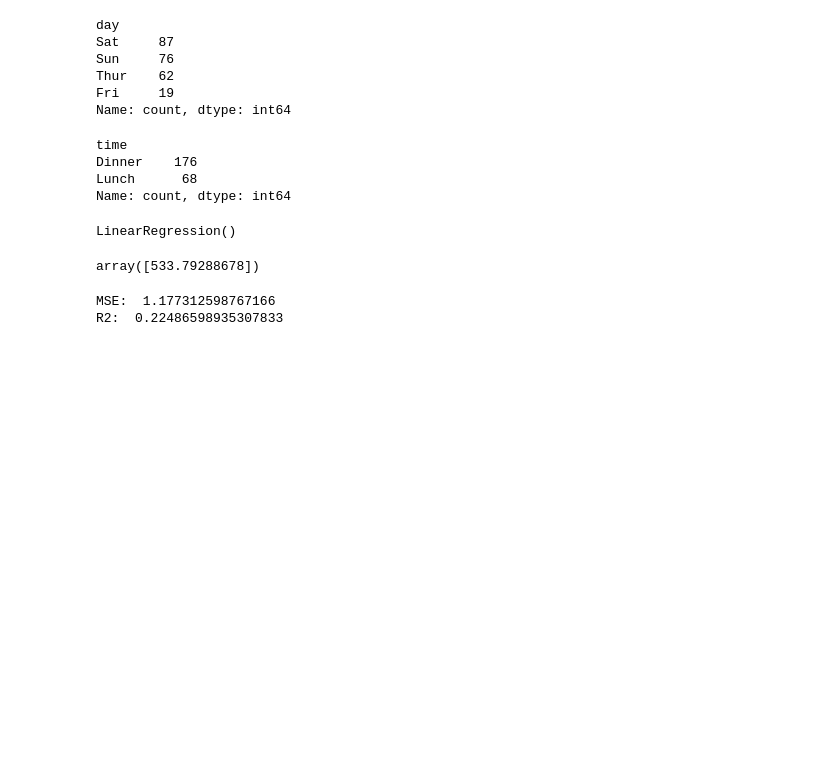
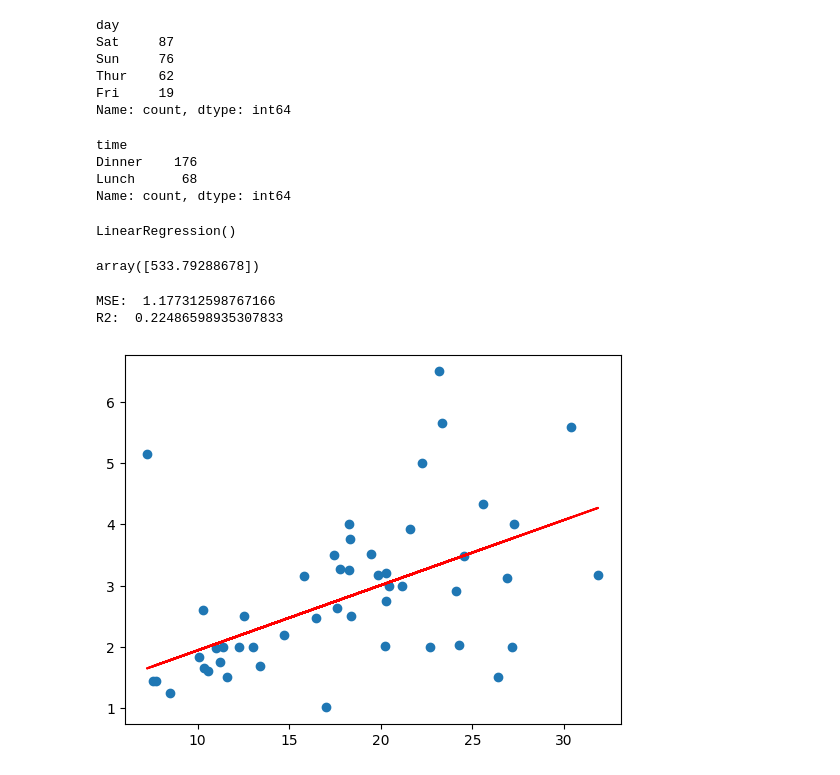
Before and after one commit to KomalBaloch/Machine-Learning, a Jupyter notebook: Machine_Learning_Basic.ipynb, the cells around one changed output. Drawn from its saved outputs; the diff is of its cells as text; code cells hidden in the pictures; blank space fills up the shorter version.

Commit message:
Plots add

```diff
--- a/Machine_Learning_Basic.ipynb
+++ b/Machine_Learning_Basic.ipynb
@@ -181,3 +181,10 @@ import pickle
 filename = 'Machine_Learning_Basic.sav'
 with open(filename, 'wb') as file:
     pickle.dump(model, file)
+# %%
+# plot the model and data
+plt.scatter(X_test, y_test)
+plt.plot(X_test, y_pred, color='red')
+plt.show()
+# %% [output]
+[figure, added]
```
